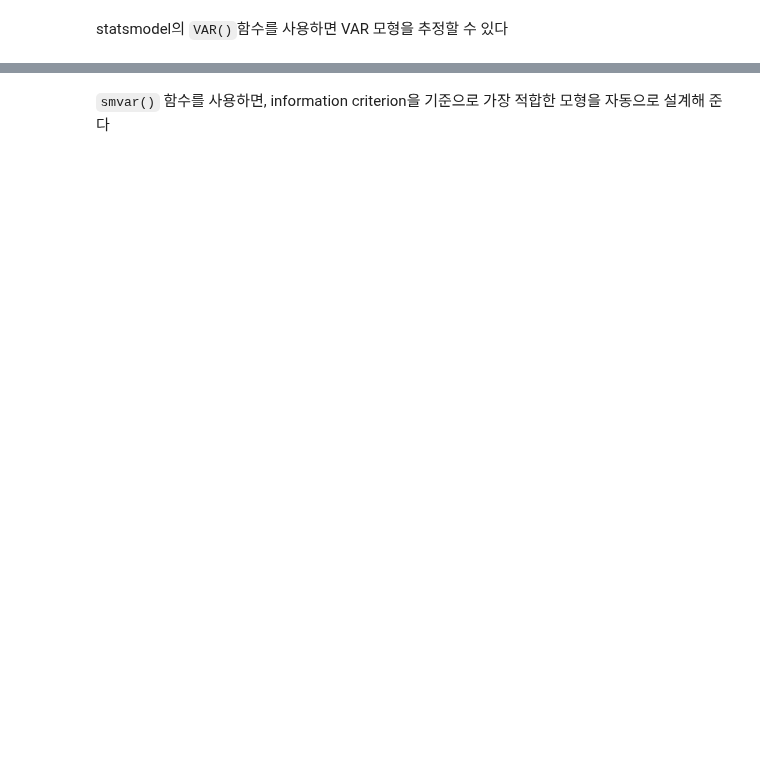
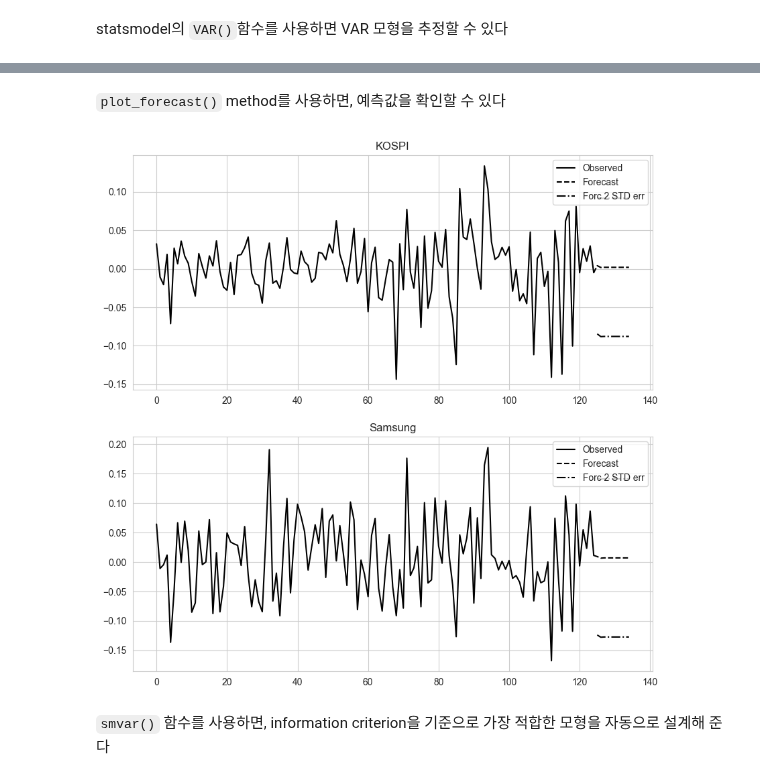
Before and after one commit to Tommylee1013/QUANTIFI, a Jupyter notebook: Week 06/Multivariate Time Series.ipynb, the cells around one changed output, grey strips where cells are left out. Cells and saved outputs as stored; diff of their text form; code cells hidden in the pictures; blank space fills up the shorter version.

```diff
--- a/Week 06/Multivariate Time Series.ipynb
+++ b/Week 06/Multivariate Time Series.ipynb
@@ -295,3 +325,10 @@ Samsung    0.732126  1.000000
+# %% [markdown]
+`plot_forecast()` method를 사용하면, 예측값을 확인할 수 있다
+# %%
+results.plot_forecast(steps = 10)
+plt.show()
+# %% [output]
+[figure, added]
 # %% [markdown]
 `smvar()` 함수를 사용하면, information criterion을 기준으로 가장 적합한 모형을 자동으로 설계해 준다
 # %%
```
Also changed, not shown: parts of 28 cells of this notebook, 2 other files.
